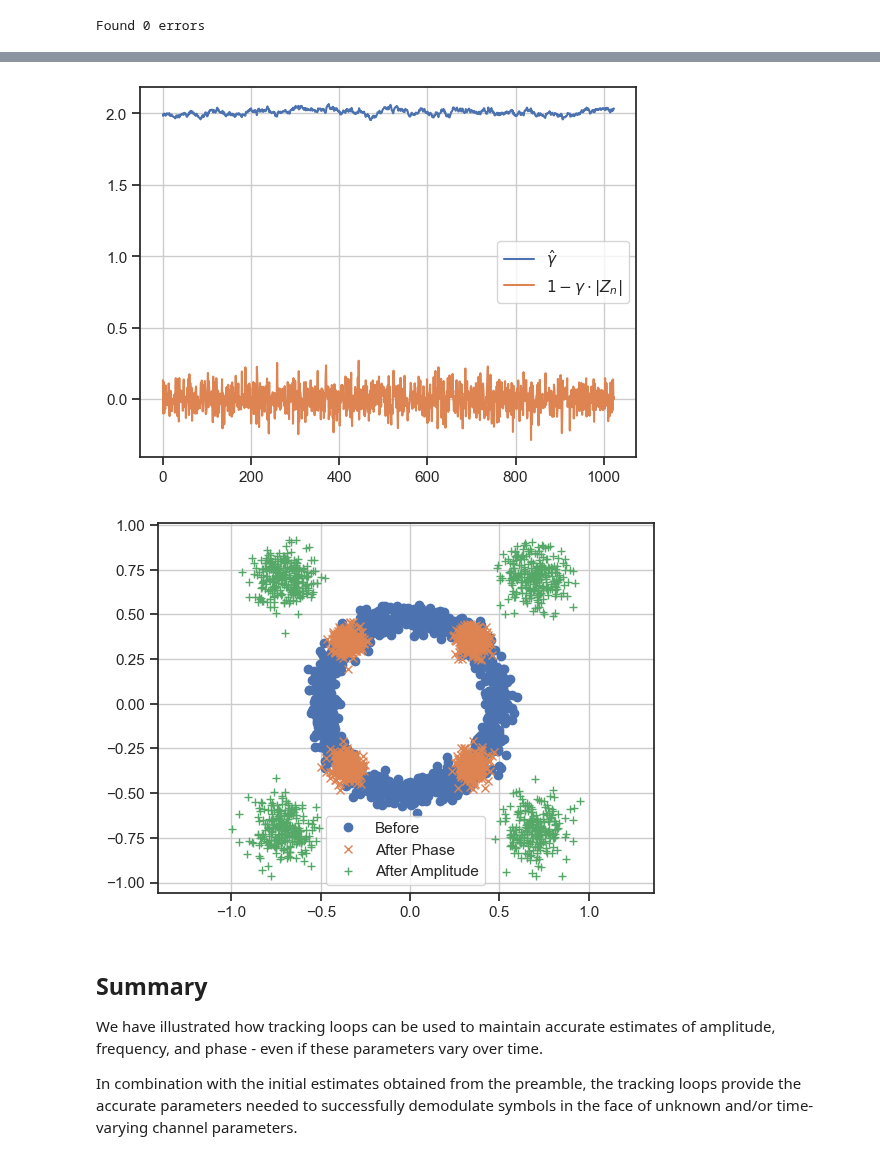
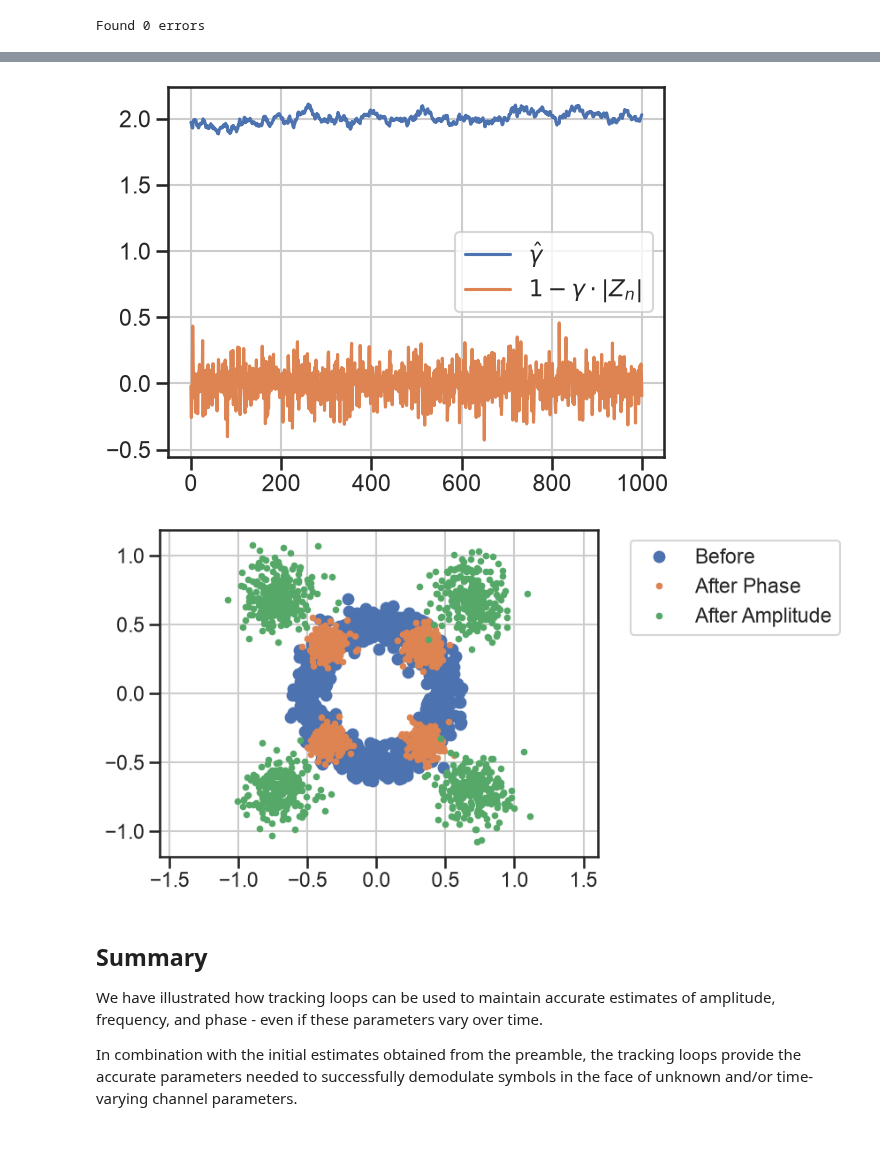
Before and after one commit to bepepa/dc_632_26, a Jupyter notebook: notebooks/070_tracking_loops.ipynb, the cells around one changed output, grey strips where cells are left out. Drawn from its saved outputs; the diff is of its cells as text; code cells hidden in the pictures.

```diff
--- a/notebooks/070_tracking_loops.ipynb
+++ b/notebooks/070_tracking_loops.ipynb
@@ -958,13 +835,14 @@ df = 0.1/(fsT*(K-1))  # frequency offset per symbol period, phase change is 0.1*
 X = 0.5*np.exp(1j*np.pi/4) # amplitude and phase
 
 # delay by pre-pending zeros
-rr = np.concatenate(( np.zeros(delay_samples), X * sig * np.exp(2j * np.pi * df * np.arange(len(sig))) ))
+rr = np.concatenate(( np.zeros(delay_samples),
+                     X * sig * np.exp(2j * np.pi * df * np.arange(len(sig))) ))
 
 # down-sample
 rr = rr[::ds_factor]
 fsT_r = fsT // ds_factor
 
-SNR_dB = 20
+SNR_dB = 15
 SNR = 10**(SNR_dB/10)
 noise_var = abs(X)**2 / SNR
 
@@ -1058,26 +963,26 @@ y = np.zeros_like(Z_hat)                         # amplitude and phase corrected
 # instantiate loop filters and integrators, one for each loop
 HA = First_Order_Filter(alpha)
 SA = Integrator()
-SA.state = 1/np.abs(X_hat)  # initialize amplitude loop with 1/amplitude estimate
+SA.state = 1/np.abs(complex_gain)  # initialize amplitude loop with 1/amplitude estimate
 
 HP = Second_Order_Filter(alpha1, alpha2)
 SP = Integrator()
-SP.state = np.angle(X_hat)  # initialize phase loop with phase estimate
-HP.state = 2*np.pi*f_hat    # and frequency estimate
+SP.state = np.angle(complex_gain)  # initialize phase loop with phase estimate
+HP.state = 2*np.pi*freq_offset     # and frequency estimate
 
 ## now run the tracking loop over the preamble symbols (length K)
 for n in range(K):
     # first the PLL
     phi[n] = SP.state
     x[n] = rotate_phase(Z_hat[n], phi[n])        # this goes to amplitude loop
-    dphi[n] = measure_phase(x[n], pn[n])
+    dphi[n] = measure_phase(x[n], preamble_symbols[n])
     tmp = HP(dphi[n])
     SP(tmp)
 
     # then the amplitude loop, input is the phase corrected input x[n]
     gamma[n] = SA.state
     y[n] = scale_amplitude(x[n], gamma[n])   # x[n] is the input from above
-    dA[n] = measure_amplitude_error(y[n], pn[n])
+    dA[n] = measure_amplitude_error(y[n], preamble_symbols[n])
     tmp = HA(dA[n])
     SA(tmp)
 # %%
@@ -1128,18 +1045,20 @@ Now that the tracking loops are "warmed up" we can use them during the symbol mo
 The second approach is illustrated below.
 # %%
 # pull out information bearing samples and allocate storage for intermediate results
-Z_hat = Z[i_hat, first+K:first+K+Ns]             # <- this is the input signal to the loop
-dphi = np.zeros_like(Z_hat, dtype=np.float64)    # phase error
-phi = np.zeros_like(Z_hat, dtype=np.float64)     # phase estimate
-dA = np.zeros_like(Z_hat, dtype=np.float64)      # amplitude error
-gamma = np.zeros_like(Z_hat, dtype=np.float64)   # estimate of 1/A
+Z_hat = payload_symbols_received                 # <- this is the input signal to the loop
+dphi = np.zeros_like(Z_hat, dtype=float)    # phase error
+phi = np.zeros_like(Z_hat, dtype=float)     # phase estimate
+dA = np.zeros_like(Z_hat, dtype=float)      # amplitude error
+gamma = np.zeros_like(Z_hat, dtype=float)   # estimate of 1/A
 x = np.zeros_like(Z_hat)                         # phase corrected input
 y = np.zeros_like(Z_hat)                         # amplitude and phase corrected input
 dec = np.zeros_like(Z_hat)                       # symbol decisions
 # %%
 ## DO NOT modify the state of the tracking loops!!
+slicer = GenericSlicer(payload_constellation)
 
 ## run the tracking loop over the information symbols (length Ns)
+Ns = N // payload_constellation.bits_per_symbol
 for n in range(Ns):
     # perform phase and amplitude corrections
     phi[n] = SP.state
@@ -1147,7 +1066,9 @@ for n in range(Ns):
     gamma[n] = SA.state
     y[n] = scale_amplitude(x[n], gamma[n])       # this goes to the decision rule
 
-    dec[n] = MPE_decision_rule([y[n]], A)
+    # slicer returns bits, but we need symbols (grrr)
+    bits = slicer.slice_symbols(np.array([y[n]]))
+    dec[n] = modulation(bits, payload_constellation)[0]
 
     dphi[n] = measure_phase(x[n], dec[n])       # decision feedback
     tmp = HP(dphi[n])
@@ -1158,7 +1079,10 @@ for n in range(Ns):
     tmp = HA(dA[n])
     SA(tmp)
 
-print("Found {:d} errors".format(np.sum(np.not_equal(dec, syms))))
+# count bit errors
+rx_bits = slicer.slice_symbols(y[:Ns])
+n_bit_errors = np.sum(np.not_equal(rx_bits, payload_bits))
+print(f"Found {n_bit_errors:d} errors")
 # %% [output]
 Found 0 errors
 # %%
@@ -1175,25 +1099,25 @@ plt.show()
 # %%
 # plot amplitudes
-plt.plot(gamma, label=r'$\hat{\gamma}$')
-plt.plot(dA, label=r'$1 - \gamma \cdot |Z_n|$')
+plt.plot(gamma[:Ns], label=r'$\hat{\gamma}$')
+plt.plot(dA[:Ns], label=r'$1 - \gamma \cdot |Z_n|$')
 
 plt.grid()
 plt.legend()
 
 plt.show()
 # %% [output]
-[figure, old version]
+[figure, new version]
 # %%
 # Scatter plot of input before and after phase and amplitude correcetions
-plt.plot(Z_hat.real, Z_hat.imag, 'o', label='Before')
-plt.plot(x.real, x.imag, 'x', label='After Phase')
-plt.plot(y.real, y.imag, '+', label='After Amplitude')
+plt.plot(Z_hat[:Ns].real, Z_hat[:Ns].imag, 'o', label='Before')
+plt.plot(x[:Ns].real, x[:Ns].imag, '.', label='After Phase')
+plt.plot(y[:Ns].real, y[:Ns].imag, '.', label='After Amplitude')
 plt.grid()
 plt.axis('equal')
-plt.legend()
+plt.legend(bbox_to_anchor=(1.05, 1), loc='upper left')
 plt.show()
 # %% [output]
-[figure, old version]
+[figure, new version]
 # %% [markdown]
 ## Summary
 
```
Also changed, not shown: parts of 72 cells of this notebook.
